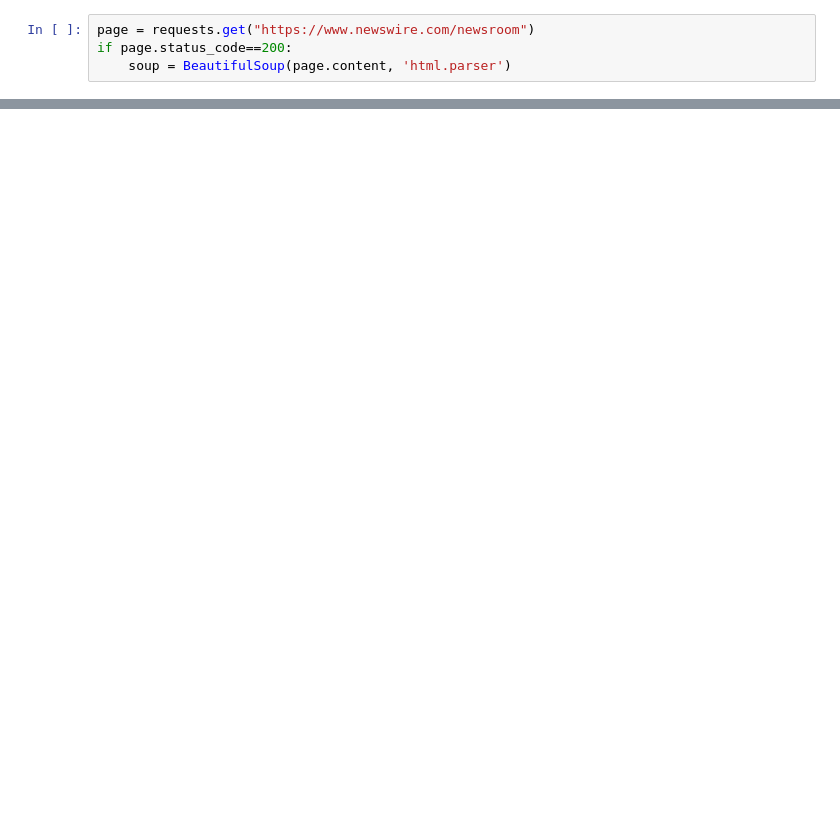
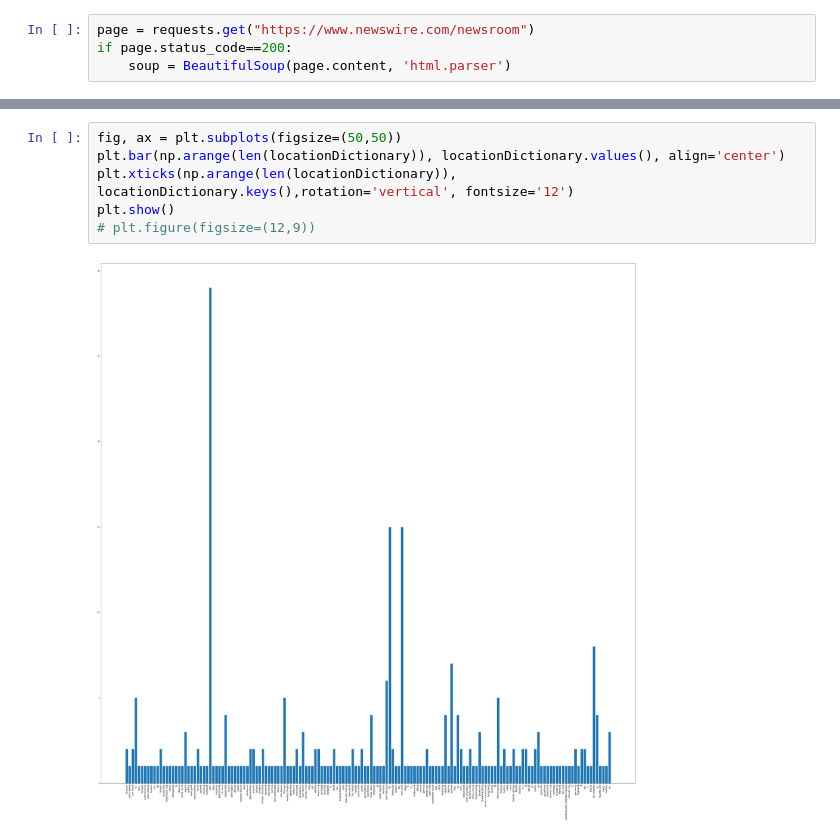
Before and after one commit to manansatra3/newswire-newsroom-analysis, a Jupyter notebook: MananSatra_Test.ipynb, the cells around one changed output, grey strips where cells are left out. Saved outputs shown, nothing was run; the diff lists cells and outputs as text; blank space fills up the shorter version.

Commit message:
adding location plot, table and converting unicode to string in location dict

```diff
--- a/MananSatra_Test.ipynb
+++ b/MananSatra_Test.ipynb
@@ -149,0 +154,8 @@ https://www.newswire.com/news/ccr-circle-computer-resources-inc-appears-on-the-i
+# %%
+fig, ax = plt.subplots(figsize=(50,50))
+plt.bar(np.arange(len(locationDictionary)), locationDictionary.values(), align='center')
+plt.xticks(np.arange(len(locationDictionary)), locationDictionary.keys(),rotation='vertical', fontsize='12')
+plt.show()
+# plt.figure(figsize=(12,9))
+# %% [output]
+[figure, added]
```
Also changed, not shown: parts of 6 cells of this notebook, 1 other file.
